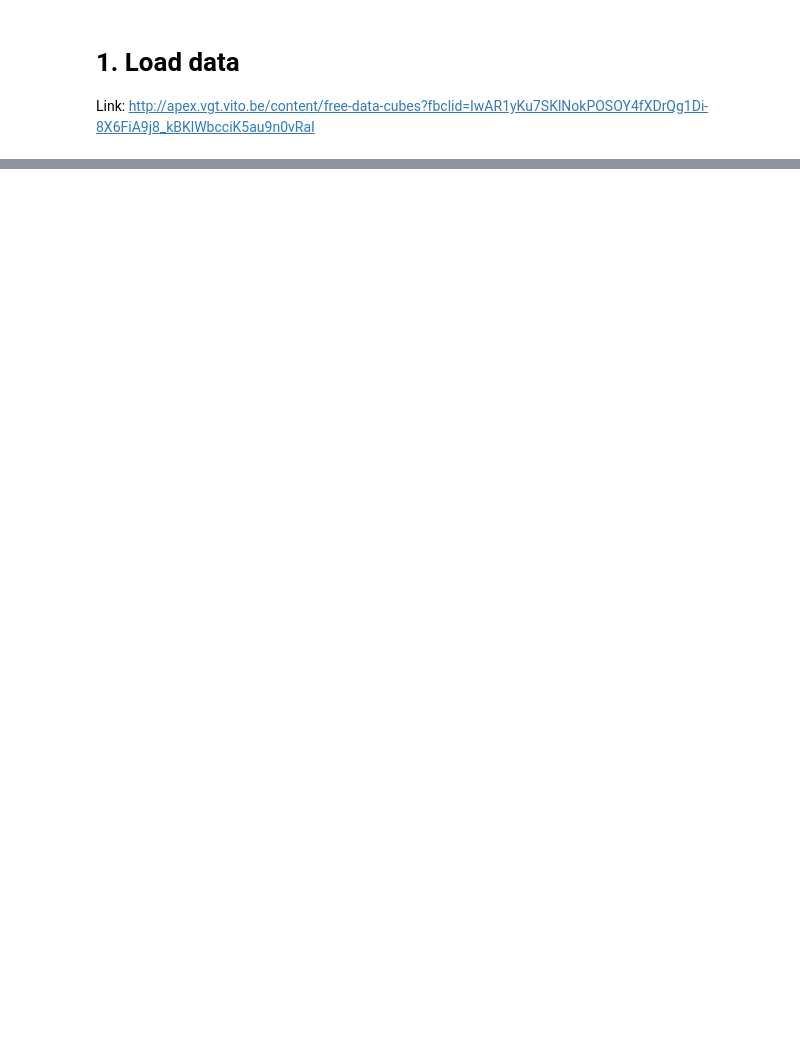
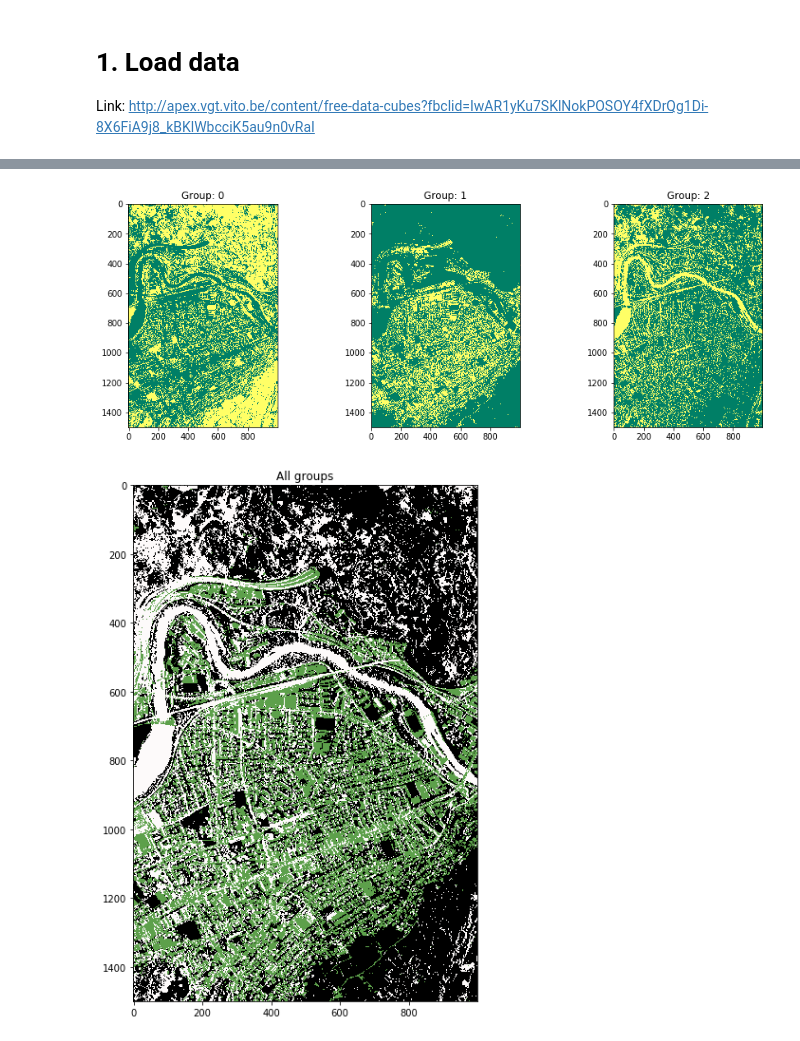
Before and after one commit to TheFebrin/DataScience, a Jupyter notebook: Projects/KMEANS/multispectral_image.ipynb, the cells around one changed output, grey strips where cells are left out. Drawn from its saved outputs; the diff is of its cells as text; code cells hidden in the pictures; blank space fills up the shorter version.

```diff
--- a/Projects/KMEANS/multispectral_image.ipynb
+++ b/Projects/KMEANS/multispectral_image.ipynb
@@ -19,7 +17,7 @@ The autoreload extension is already loaded. To reload it, use:
 Link: http://apex.vgt.vito.be/content/free-data-cubes?fbclid=IwAR1yKu7SKlNokPOSOY4fXDrQg1Di-8X6FiA9j8_kBKlWbcciK5au9n0vRaI
 # %%
 img = spectral.open_image(
-    'APEX_OSD_V1_calibr_cube.hdr'
+    'APEX_OSD_Package_1.0/APEX_OSD_V1_calibr_cube.hdr'
 )
 data = img.load()
 X = data.reshape(-1, data.shape[-1])
@@ -53,3 +51,10 @@ def show_results(model):
     plt.figure(figsize=(15, 10))
     plt.title('All groups')
     plt.imshow(Y, cmap='gist_earth')
+# %%
+%%time
+# Breaking the photo into 3 layers
+model = MiniBatchKMeans(n_clusters=3, n_init=10)
+model.fit(X)
+show_results(model)
+# %% [output]
@@ -55,0 +62,2 @@ def show_results(model):
+[figure, added]
+[figure, added]
```
Also changed, not shown: parts of 4 cells of this notebook, 8 other files.
